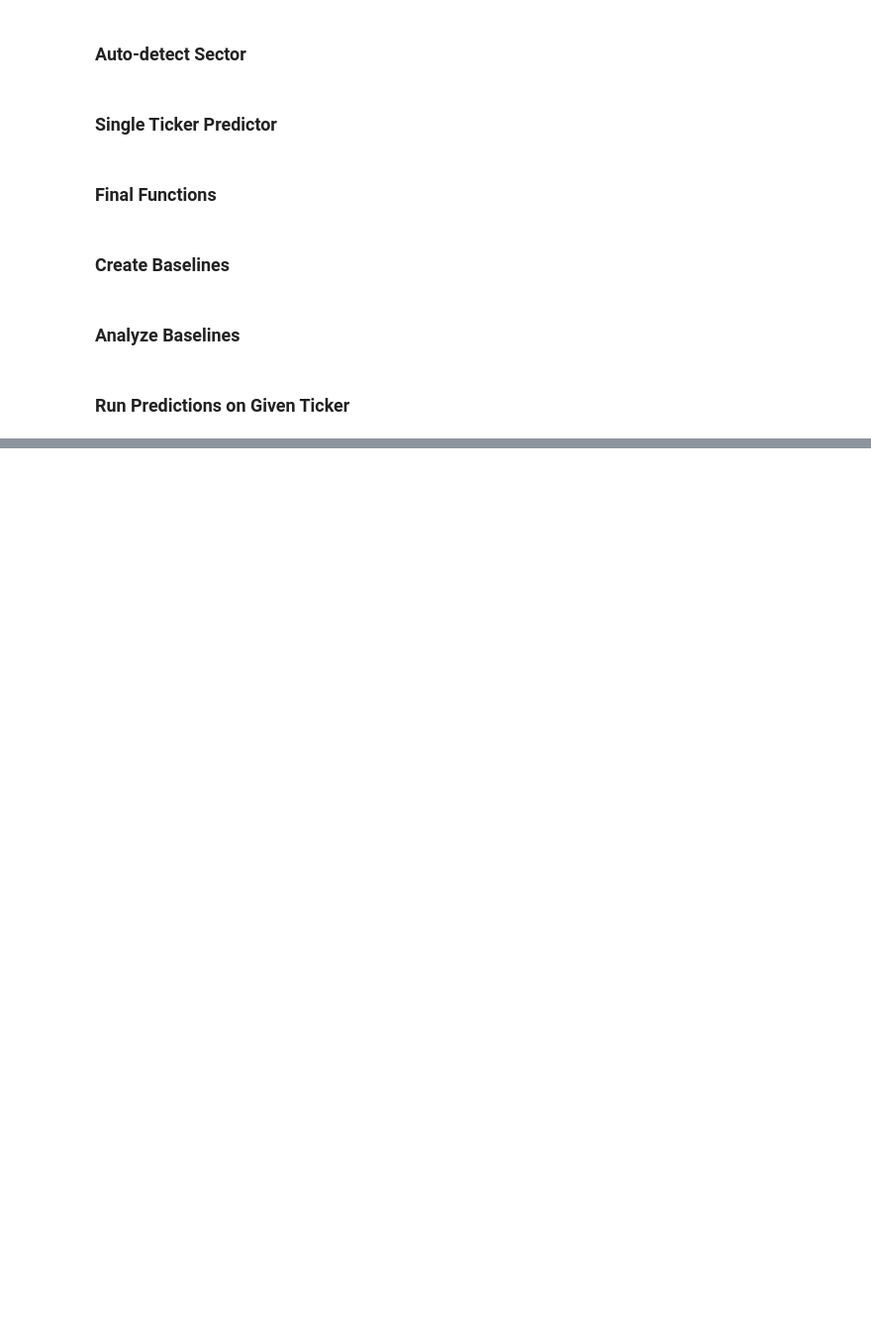
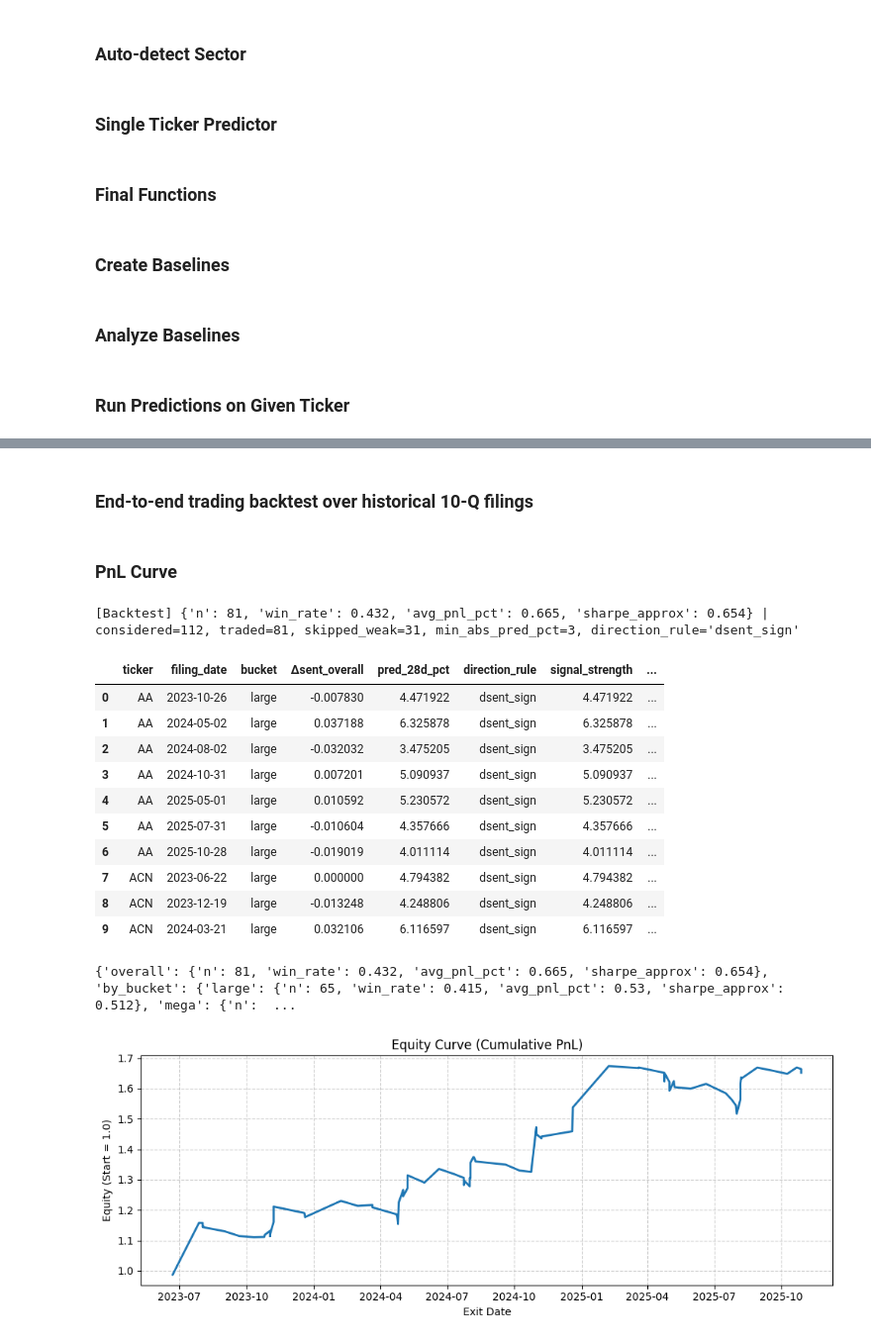
Before and after one commit to ai-ml-club-sjsu/project-fa25-QVP, a Jupyter notebook: notebooks/DCF_sentiment_analysis.ipynb, the cells around one changed output, grey strips where cells are left out. Shown: that part at 99% size. Cells and saved outputs as stored; diff of their text form; code cells hidden in the pictures; blank space fills up the shorter version.

Commit message:
Backtesting sentiment analysis + DCF code.

```diff
--- a/notebooks/DCF_sentiment_analysis.ipynb
+++ b/notebooks/DCF_sentiment_analysis.ipynb
@@ -1272,8 +1560,10 @@ def _baseline_params(bl: dict, bucket: str):
 # _plot_bucket("large")
 # %% [markdown]
 ### Run Predictions on Given Ticker
+# %%
+ticker = "NMRA"
 # %%
-ticker = "ANGO"
+#ticker = "CGEM"
 
 BASELINES_PATH = Path("sentiment_baselines.json")
 
@@ -1383,3 +1673,5 @@ Final blended target: 1.39, DOWN
 (No options suggestion, ensure TRADIER_ACCESS_TOKEN is set and chains are available.)
 
 (No options suggestion, ensure TRADIER_ACCESS_TOKEN is set and chains are available.)
+# %% [markdown]
+### End-to-end trading backtest over historical 10-Q filings
@@ -1385,0 +1789,2 @@ Final blended target: 1.39, DOWN
+# %% [markdown]
+### PnL Curve
@@ -1385,0 +1821,41 @@ Final blended target: 1.39, DOWN
+# %%
+# === Backtest runner with tuning knobs ===
+#TICKERS = ["WHR","COP","EOG","ROKU","UBER"]
+TICKERS = ["AAPL","GOOG","MSFT","SLB","AA","WHR","COP","EOG","ROKU","UBER","ELF","ACN","DE","INSW","FDX","PEP"]
+MAX_FILINGS = 8
+TSL_PCT = 0.02
+HORIZON_DAYS = 28
+
+# ---- TUNING KNOBS ----
+MIN_ABS_PRED_PCT = 3        # e.g., 0.5, 1.0, 2.0
+DIRECTION_RULE   = "dsent_sign"  # "dsent_sign" or "pred_sign"
+REUSE_CSV        = True         # set False to rebuild event CSV now
+
+trades_df, summary = backtest_trading_strategy(
+    TICKERS,
+    max_filings_per_ticker=MAX_FILINGS,
+    tsl_pct=TSL_PCT,
+    horizon_days=HORIZON_DAYS,
+    reuse_csv=REUSE_CSV,
+    min_abs_pred_pct=MIN_ABS_PRED_PCT,
+    direction_rule=DIRECTION_RULE,
+)
+display(trades_df.head(10))
+print(summary)
+
+equity_series = plot_equity_curve(trades_df)
+# %% [output]
+[Backtest] {'n': 81, 'win_rate': 0.432, 'avg_pnl_pct': 0.665, 'sharpe_approx': 0.654} | considered=112, traded=81, skipped_weak=31, min_abs_pred_pct=3, direction_rule='dsent_sign'
+|  | ticker | filing_date | bucket | Δsent_overall | pred_28d_pct | direction_rule | signal_strength | ... |
+| 0 | AA | 2023-10-26 | large | -0.007830 | 4.471922 | dsent_sign | 4.471922 | ... |
+| 1 | AA | 2024-05-02 | large | 0.037188 | 6.325878 | dsent_sign | 6.325878 | ... |
+| 2 | AA | 2024-08-02 | large | -0.032032 | 3.475205 | dsent_sign | 3.475205 | ... |
+| 3 | AA | 2024-10-31 | large | 0.007201 | 5.090937 | dsent_sign | 5.090937 | ... |
+| 4 | AA | 2025-05-01 | large | 0.010592 | 5.230572 | dsent_sign | 5.230572 | ... |
+| 5 | AA | 2025-07-31 | large | -0.010604 | 4.357666 | dsent_sign | 4.357666 | ... |
+| 6 | AA | 2025-10-28 | large | -0.019019 | 4.011114 | dsent_sign | 4.011114 | ... |
+| 7 | ACN | 2023-06-22 | large | 0.000000 | 4.794382 | dsent_sign | 4.794382 | ... |
+| 8 | ACN | 2023-12-19 | large | -0.013248 | 4.248806 | dsent_sign | 4.248806 | ... |
+| 9 | ACN | 2024-03-21 | large | 0.032106 | 6.116597 | dsent_sign | 6.116597 | ... |
+{'overall': {'n': 81, 'win_rate': 0.432, 'avg_pnl_pct': 0.665, 'sharpe_approx': 0.654}, 'by_bucket': {'large': {'n': 65, 'win_rate': 0.415, 'avg_pnl_pct': 0.53, 'sharpe_approx': 0.512}, 'mega': {'n':  ...
+[figure, added]
```
Also changed, not shown: parts of 12 cells of this notebook, 8 other files.
